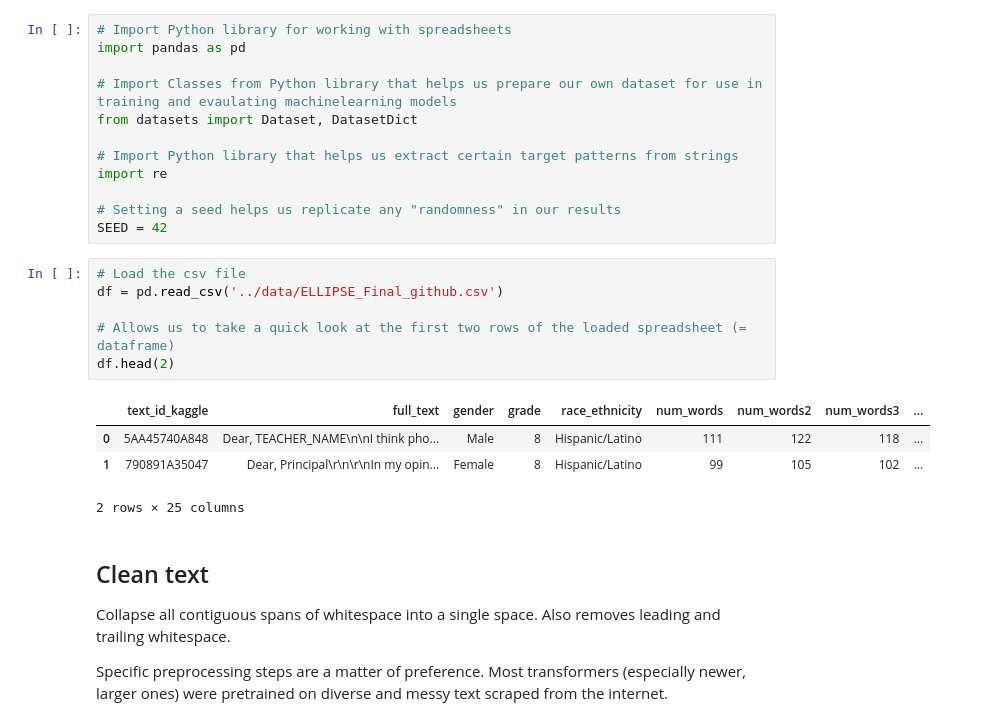
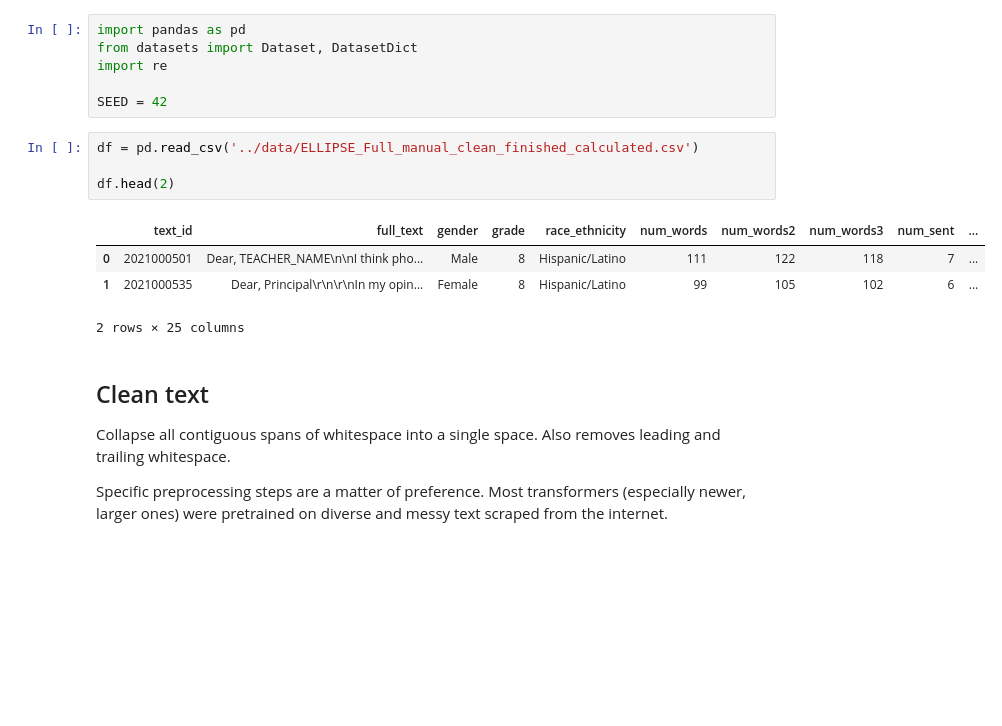
Before and after one commit to learlab/cfa-transformers, a Jupyter notebook: src/1-partition-data.ipynb, the cells around one changed output. Cells and saved outputs as stored; diff of their text form; blank space fills up the shorter version.

```diff
--- a/src/1-partition-data.ipynb
+++ b/src/1-partition-data.ipynb
@@ -1,25 +1,17 @@
 # %%
-# Import Python library for working with spreadsheets
 import pandas as pd
-
-# Import Classes from Python library that helps us prepare our own dataset for use in training and evaulating machinelearning models
 from datasets import Dataset, DatasetDict
-
-# Import Python library that helps us extract certain target patterns from strings
 import re
 
-# Setting a seed helps us replicate any "randomness" in our results
 SEED = 42
 # %%
-# Load the csv file
-df = pd.read_csv('../data/ELLIPSE_Final_github.csv')
+df = pd.read_csv('../data/ELLIPSE_Full_manual_clean_finished_calculated.csv')
 
-# Allows us to take a quick look at the first two rows of the loaded spreadsheet (= dataframe)
 df.head(2)
 # %% [output]
-|  | text_id_kaggle | full_text | gender | grade | race_ethnicity | num_words | num_words2 | num_words3 | ... |
-| 0 | 5AA45740A848 | Dear, TEACHER_NAME\n\nI think pho... | Male | 8 | Hispanic/Latino | 111 | 122 | 118 | ... |
-| 1 | 790891A35047 | Dear, Principal\r\n\r\nIn my opin... | Female | 8 | Hispanic/Latino | 99 | 105 | 102 | ... |
+|  | text_id | full_text | gender | grade | race_ethnicity | num_words | num_words2 | num_words3 | num_sent | ... |
+| 0 | 2021000501 | Dear, TEACHER_NAME\n\nI think pho... | Male | 8 | Hispanic/Latino | 111 | 122 | 118 | 7 | ... |
+| 1 | 2021000535 | Dear, Principal\r\n\r\nIn my opin... | Female | 8 | Hispanic/Latino | 99 | 105 | 102 | 6 | ... |
 2 rows × 25 columns
 # %% [markdown]
 ## Clean text
```
Also changed, not shown: parts of 9 cells of this notebook, 3 other files.
